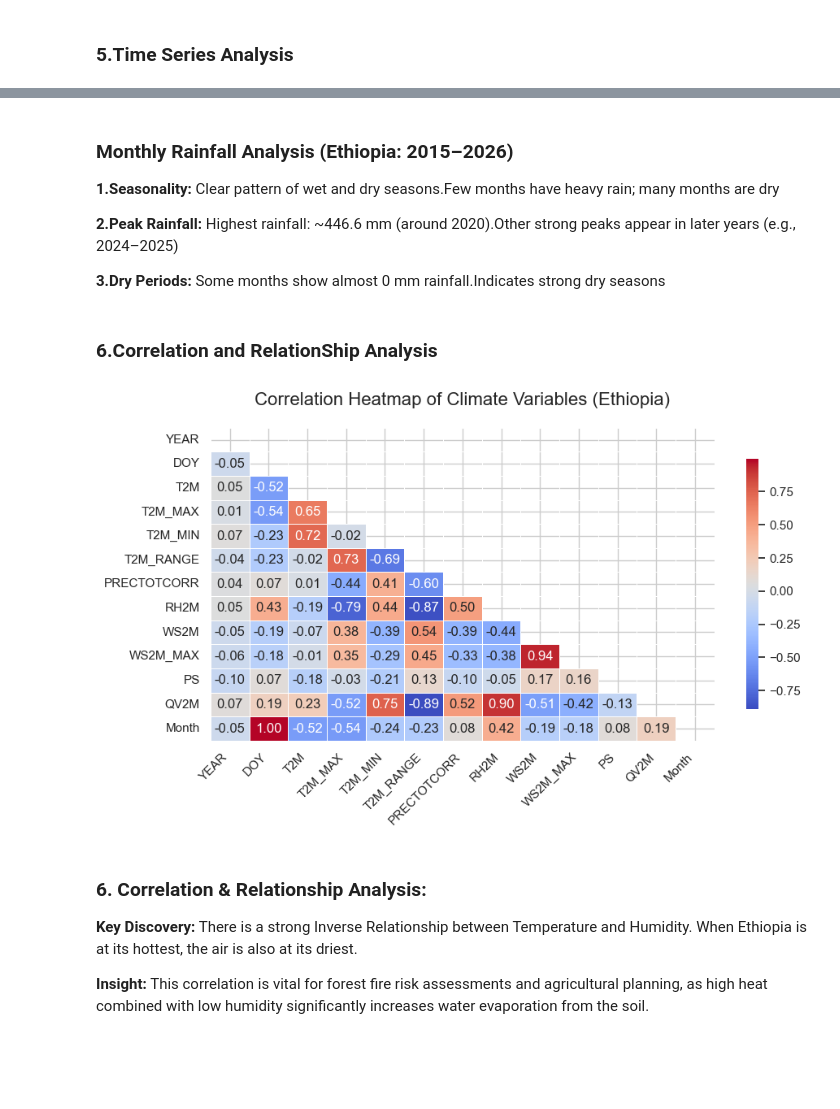
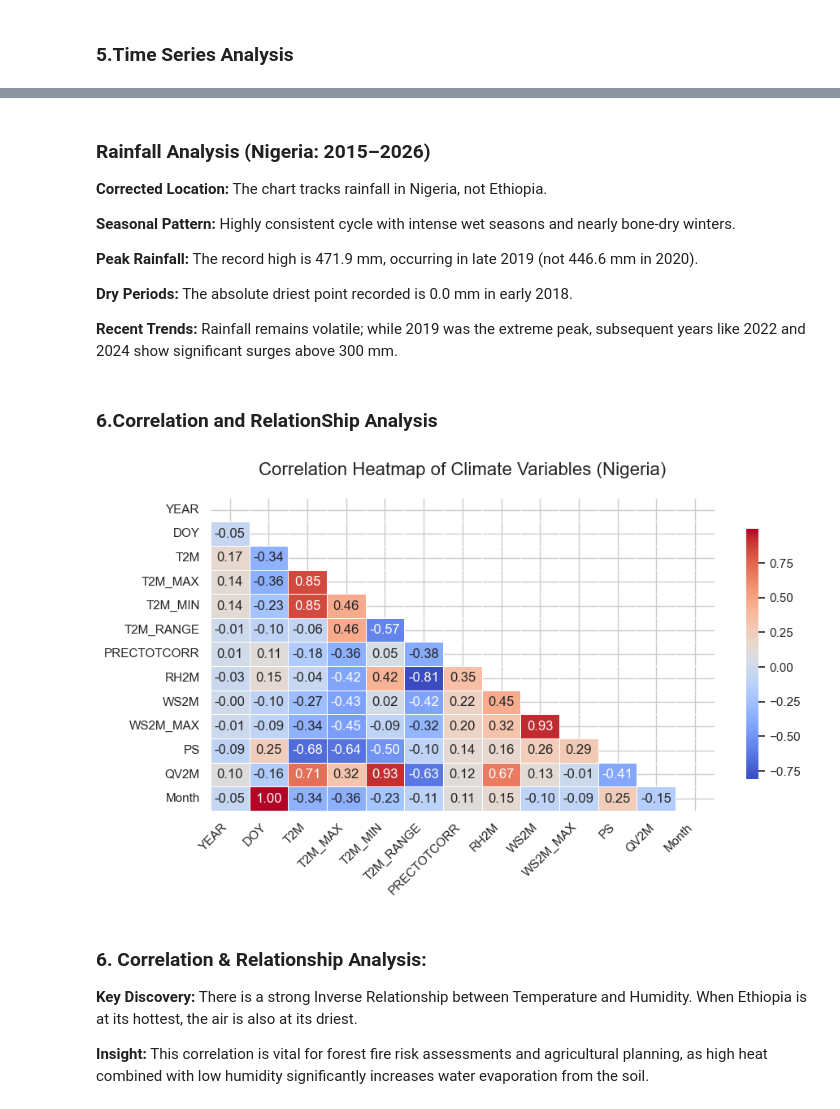
Before and after one commit to SimretAbebe/climate-challenge-week0, a Jupyter notebook: notebooks/nigeria_eda.ipynb, the cells around one changed output, grey strips where cells are left out. Cells and saved outputs as stored; diff of their text form; code cells hidden in the pictures; blank space fills up the shorter version.

```diff
--- a/notebooks/nigeria_eda.ipynb
+++ b/notebooks/nigeria_eda.ipynb
@@ -327,35 +328,38 @@ plt.show()
 # %% [markdown]
-### Monthly Rainfall Analysis (Ethiopia: 2015–2026)
+### Rainfall Analysis (Nigeria: 2015–2026)
+**Corrected Location:** The chart tracks rainfall in Nigeria, not Ethiopia.
 
-**1.Seasonality:** Clear pattern of wet and dry seasons.Few months have heavy rain; many months are dry
+**Seasonal Pattern:** Highly consistent cycle with intense wet seasons and nearly bone-dry winters.
 
-**2.Peak Rainfall:** Highest rainfall: ~446.6 mm (around 2020).Other strong peaks appear in later years (e.g., 2024–2025)
+**Peak Rainfall:** The record high is 471.9 mm, occurring in late 2019 (not 446.6 mm in 2020).
 
-**3.Dry Periods:** Some months show almost 0 mm rainfall.Indicates strong dry seasons
+**Dry Periods:** The absolute driest point recorded is 0.0 mm in early 2018.
+
+**Recent Trends:** Rainfall remains volatile; while 2019 was the extreme peak, subsequent years like 2022 and 2024 show significant surges above 300 mm.
 # %% [markdown]
 ### 6.Correlation and RelationShip Analysis
 # %%
 # I use df_cleaned to ensure we're analyzing the most accurate values
 numeric_df = df_cleaned.select_dtypes(include=[np.number])
 corr_matrix = numeric_df.corr()
 
 mask = np.triu(np.ones_like(corr_matrix, dtype=bool))
 
 # Plotting the Heatmap
 plt.figure(figsize=(10, 5))
 sns.heatmap(corr_matrix,
             mask=mask,
             annot=True,
             cmap='coolwarm',
             fmt=".2f",
             linewidths=0.5,
             cbar_kws={"shrink": .8})
 
-plt.title('Correlation Heatmap of Climate Variables (Ethiopia)', fontsize=16, pad=20)
+plt.title('Correlation Heatmap of Climate Variables (Nigeria)', fontsize=16, pad=20)
 plt.xticks(rotation=45, ha='right')
 plt.show()
 # %% [output]
-[figure, old version]
+[figure, new version]
 # %% [markdown]
 ### 6. Correlation & Relationship Analysis:
 **Key Discovery:** There is a strong Inverse Relationship between Temperature and Humidity. When Ethiopia is at its hottest, the air is also at its driest.
```
Also changed, not shown: parts of 3 cells of this notebook.
